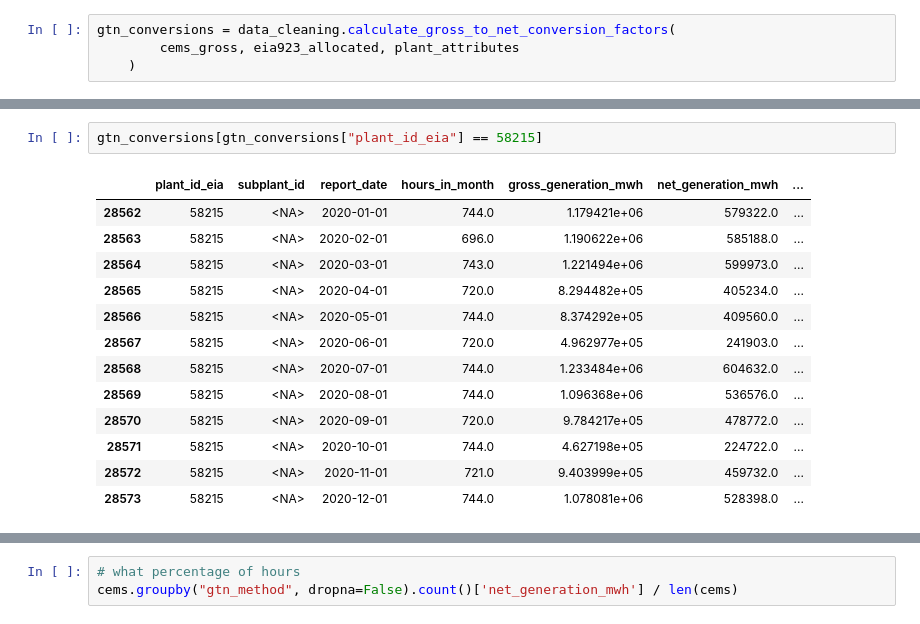
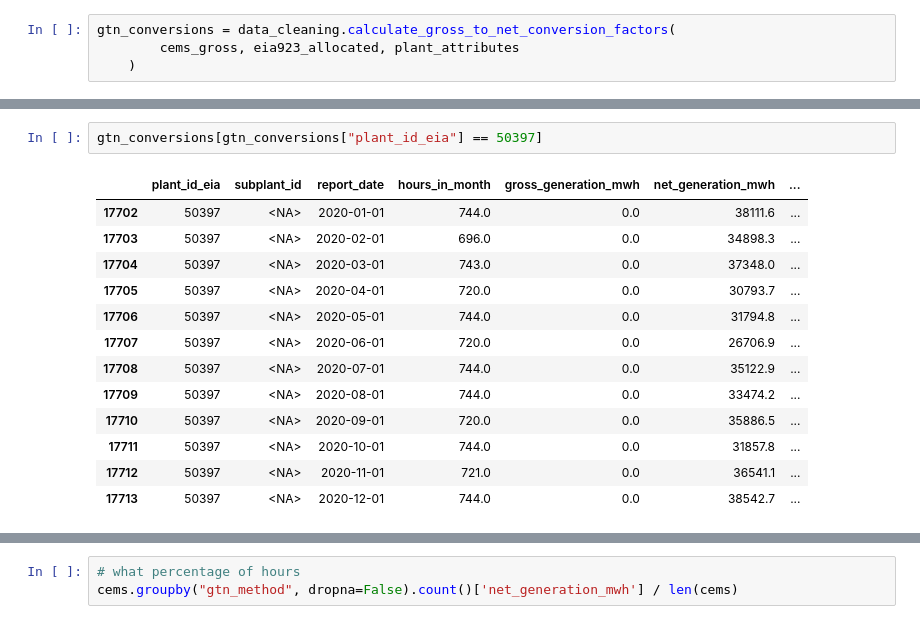
Before and after one commit to singularity-energy/open-grid-emissions, a Jupyter notebook: notebooks/test_gross_to_net.ipynb, the cells around one changed output, grey strips where cells are left out. Drawn from its saved outputs; the diff is of its cells as text.

```diff
--- a/notebooks/test_gross_to_net.ipynb
+++ b/notebooks/test_gross_to_net.ipynb
@@ -111,16 +147,16 @@ units_in_subplant[units_in_subplant["plant_id_eia"] == 58215]
 # %%
-gtn_conversions[gtn_conversions["plant_id_eia"] == 58215]
+gtn_conversions[gtn_conversions["plant_id_eia"] == 50397]
 # %% [output]
 |  | plant_id_eia | subplant_id | report_date | hours_in_month | gross_generation_mwh | net_generation_mwh | ... |
-| 28562 | 58215 | <NA> | 2020-01-01 | 744.0 | 1.179421e+06 | 579322.0 | ... |
-| 28563 | 58215 | <NA> | 2020-02-01 | 696.0 | 1.190622e+06 | 585188.0 | ... |
-| 28564 | 58215 | <NA> | 2020-03-01 | 743.0 | 1.221494e+06 | 599973.0 | ... |
-| 28565 | 58215 | <NA> | 2020-04-01 | 720.0 | 8.294482e+05 | 405234.0 | ... |
-| 28566 | 58215 | <NA> | 2020-05-01 | 744.0 | 8.374292e+05 | 409560.0 | ... |
-| 28567 | 58215 | <NA> | 2020-06-01 | 720.0 | 4.962977e+05 | 241903.0 | ... |
-| 28568 | 58215 | <NA> | 2020-07-01 | 744.0 | 1.233484e+06 | 604632.0 | ... |
-| 28569 | 58215 | <NA> | 2020-08-01 | 744.0 | 1.096368e+06 | 536576.0 | ... |
-| 28570 | 58215 | <NA> | 2020-09-01 | 720.0 | 9.784217e+05 | 478772.0 | ... |
-| 28571 | 58215 | <NA> | 2020-10-01 | 744.0 | 4.627198e+05 | 224722.0 | ... |
-| 28572 | 58215 | <NA> | 2020-11-01 | 721.0 | 9.403999e+05 | 459732.0 | ... |
-| 28573 | 58215 | <NA> | 2020-12-01 | 744.0 | 1.078081e+06 | 528398.0 | ... |
+| 17702 | 50397 | <NA> | 2020-01-01 | 744.0 | 0.0 | 38111.6 | ... |
+| 17703 | 50397 | <NA> | 2020-02-01 | 696.0 | 0.0 | 34898.3 | ... |
+| 17704 | 50397 | <NA> | 2020-03-01 | 743.0 | 0.0 | 37348.0 | ... |
+| 17705 | 50397 | <NA> | 2020-04-01 | 720.0 | 0.0 | 30793.7 | ... |
+| 17706 | 50397 | <NA> | 2020-05-01 | 744.0 | 0.0 | 31794.8 | ... |
+| 17707 | 50397 | <NA> | 2020-06-01 | 720.0 | 0.0 | 26706.9 | ... |
+| 17708 | 50397 | <NA> | 2020-07-01 | 744.0 | 0.0 | 35122.9 | ... |
+| 17709 | 50397 | <NA> | 2020-08-01 | 744.0 | 0.0 | 33474.2 | ... |
+| 17710 | 50397 | <NA> | 2020-09-01 | 720.0 | 0.0 | 35886.5 | ... |
+| 17711 | 50397 | <NA> | 2020-10-01 | 744.0 | 0.0 | 31857.8 | ... |
+| 17712 | 50397 | <NA> | 2020-11-01 | 721.0 | 0.0 | 36541.1 | ... |
+| 17713 | 50397 | <NA> | 2020-12-01 | 744.0 | 0.0 | 38542.7 | ... |
```
Also changed, not shown: parts of 22 cells of this notebook, 3 other files.
